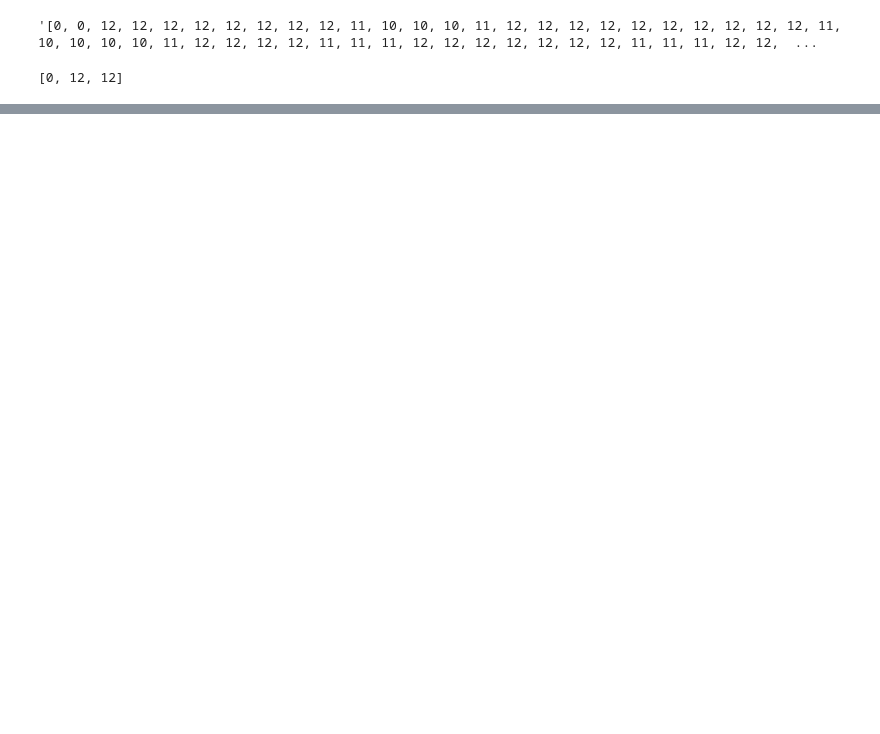
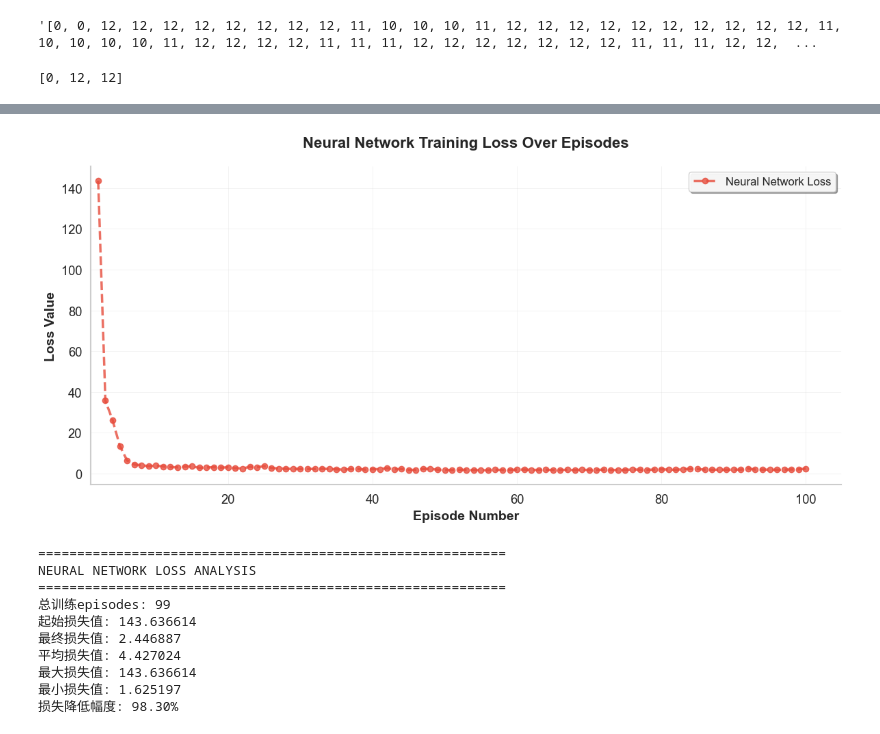
Before and after one commit to miluosi/EV-ADP, a Jupyter notebook: compare.ipynb, the cells around one changed output, grey strips where cells are left out. Cells and saved outputs as stored; diff of their text form; code cells hidden in the pictures; blank space fills up the shorter version.

```diff
--- a/compare.ipynb
+++ b/compare.ipynb
@@ -801,0 +1069,73 @@ print("  ✓ Red dashed line (0.2) shows the system's safe battery bottom line")
+# %%
+# 绘制神经网络损失曲线 - 从第二个数据点开始，使用虚线
+import matplotlib.pyplot as plt
+import seaborn as sns
+import numpy as np
+
+# 设置美观的图表样式
+sns.set_style("whitegrid")
+plt.rcParams['font.size'] = 12
+plt.rcParams['figure.facecolor'] = 'white'
+
+# 创建图表
+plt.figure(figsize=(12, 6))
+
+# 获取损失数据，从第二个数据点开始（索引1开始）
+loss_data = adp_0_1['neural_network_loss'][1:]  # 跳过第一个数据点
+episodes = range(2, len(adp_0_1) + 1)  # x轴从2开始，对应第二个episode
+
+# 绘制虚线图
+plt.plot(episodes, loss_data,
+         color='#e74c3c', linestyle='--', linewidth=2.5,
+         marker='o', markersize=6, alpha=0.8,
+         label='Neural Network Loss')
+
+# 设置图表标题和标签
+plt.title('Neural Network Training Loss Over Episodes',
+          fontsize=16, fontweight='bold', pad=20)
+plt.xlabel('Episode Number', fontsize=14, fontweight='bold')
+plt.ylabel('Loss Value', fontsize=14, fontweight='bold')
+
+# 美化图例
+plt.legend(fontsize=12, frameon=True, fancybox=True, shadow=True,
+           framealpha=0.9)
+
+# 添加网格
+plt.grid(True, alpha=0.3, linestyle='-', linewidth=0.5)
+
+# 设置坐标轴
+plt.gca().spines['top'].set_visible(False)
+plt.gca().spines['right'].set_visible(False)
+plt.gca().spines['left'].set_linewidth(1.5)
+plt.gca().spines['bottom'].set_linewidth(1.5)
+
+# 确保x轴从1开始显示
+plt.xlim(left=1)
+
+# 调整布局
+plt.tight_layout()
+plt.show()
+
+# 输出统计信息
+print("="*60)
+print("NEURAL NETWORK LOSS ANALYSIS")
+print("="*60)
+print(f"总训练episodes: {len(loss_data)}")
+print(f"起始损失值: {loss_data.iloc[0]:.6f}")
+print(f"最终损失值: {loss_data.iloc[-1]:.6f}")
+print(f"平均损失值: {loss_data.mean():.6f}")
+print(f"最大损失值: {loss_data.max():.6f}")
+print(f"最小损失值: {loss_data.min():.6f}")
+print(f"损失降低幅度: {((loss_data.iloc[0] - loss_data.iloc[-1]) / loss_data.iloc[0] * 100):.2f}%")
+# %% [output]
+[figure, added]
+============================================================
+NEURAL NETWORK LOSS ANALYSIS
+============================================================
+总训练episodes: 99
+起始损失值: 143.636614
+最终损失值: 2.446887
+平均损失值: 4.427024
+最大损失值: 143.636614
+最小损失值: 1.625197
+损失降低幅度: 98.30%
```
Also changed, not shown: parts of 12 cells of this notebook, 3 other files.
